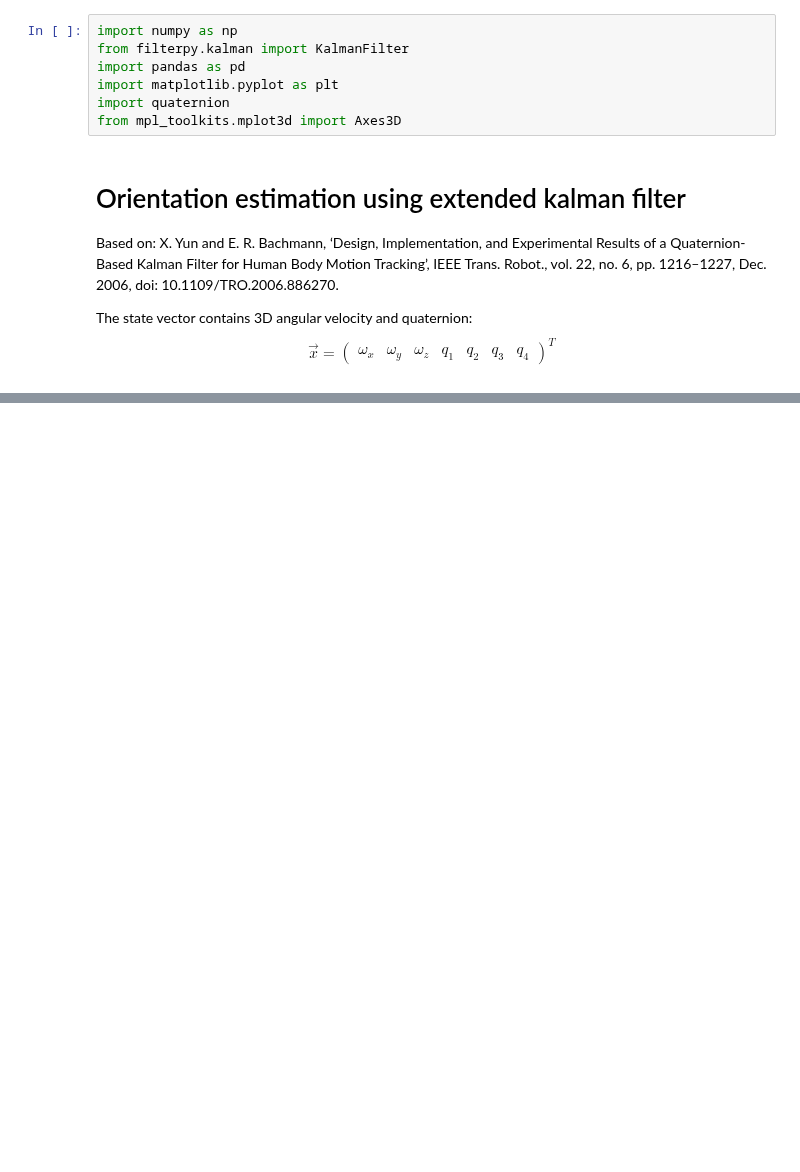
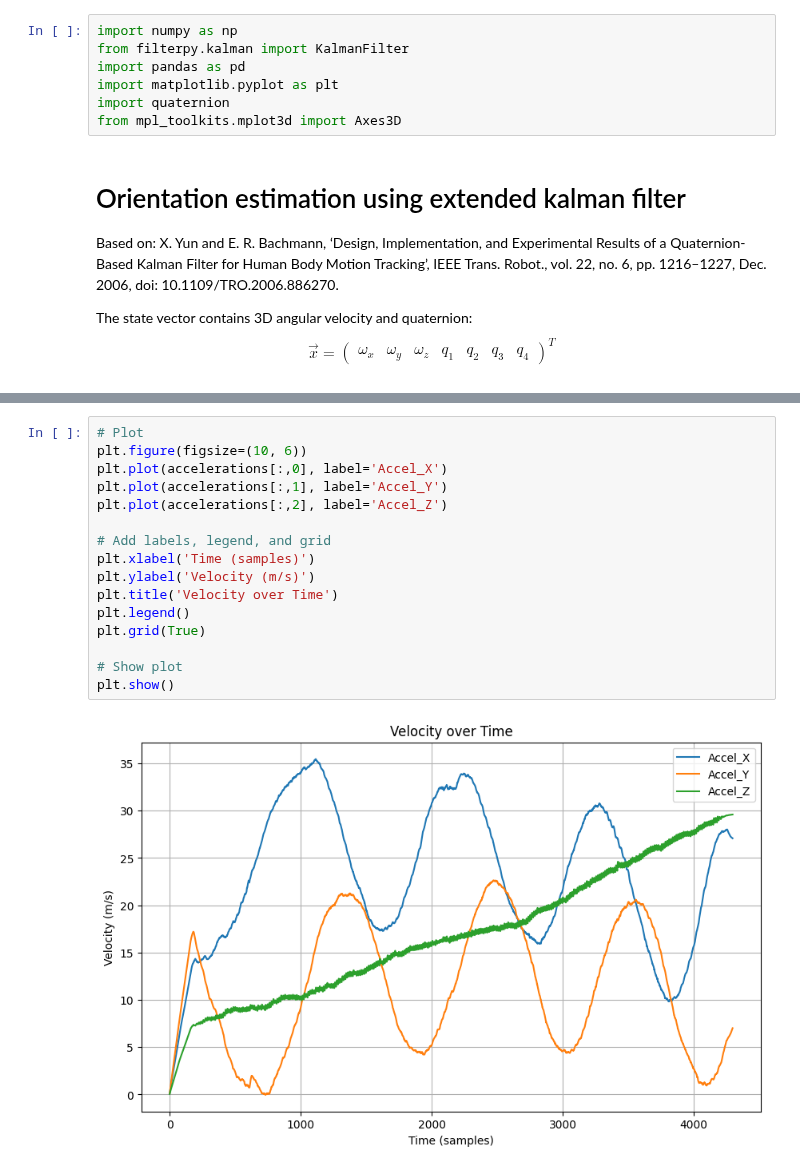
Before and after one commit to kjetteren/RaD_team1_HELIXON, a Jupyter notebook: kalman/QuaternionEKF.ipynb, the cells around one changed output, grey strips where cells are left out. Drawn from its saved outputs; the diff is of its cells as text; blank space fills up the shorter version.

```diff
--- a/kalman/QuaternionEKF.ipynb
+++ b/kalman/QuaternionEKF.ipynb
@@ -136,3 +147,21 @@ predicted_quaternions = np.array(predicted_quaternions)
+# %%
+# Plot
+plt.figure(figsize=(10, 6))
+plt.plot(accelerations[:,0], label='Accel_X')
+plt.plot(accelerations[:,1], label='Accel_Y')
+plt.plot(accelerations[:,2], label='Accel_Z')
+
+# Add labels, legend, and grid
+plt.xlabel('Time (samples)')
+plt.ylabel('Velocity (m/s)')
+plt.title('Velocity over Time')
+plt.legend()
+plt.grid(True)
+
+# Show plot
+plt.show()
+# %% [output]
+[figure, added]
 # %%
 fig = plt.figure()
 ax = fig.add_subplot(111, projection='3d')
```
Also changed, not shown: parts of 5 cells of this notebook, 1 other file.
